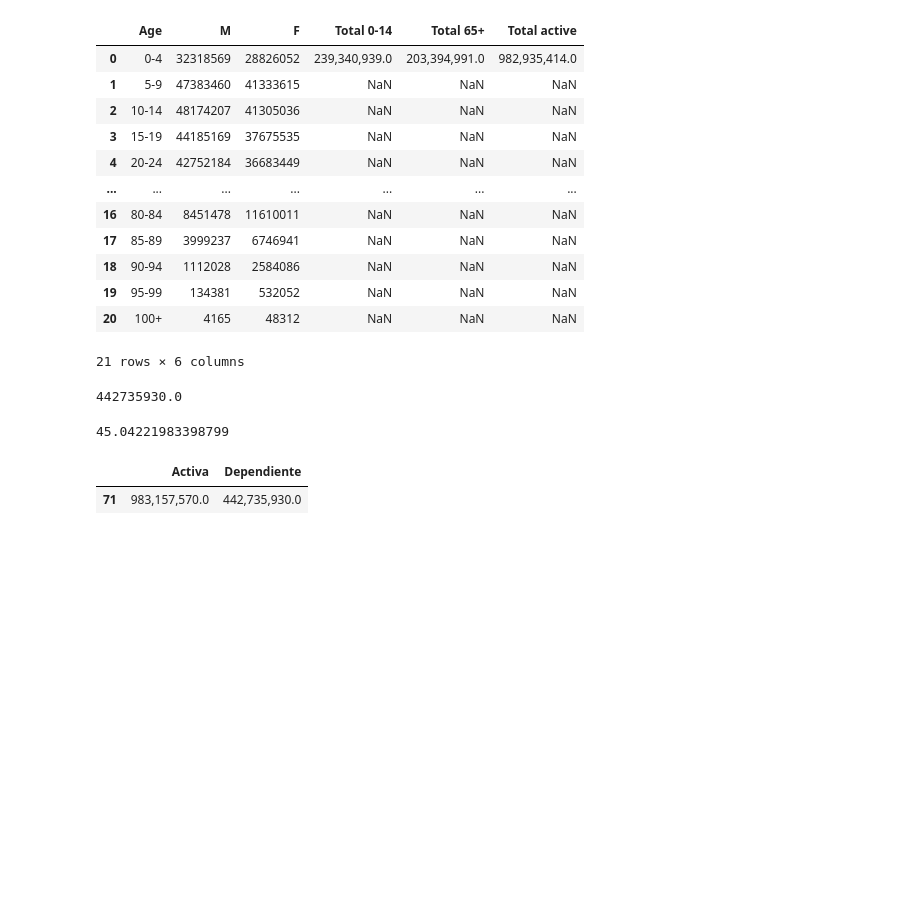
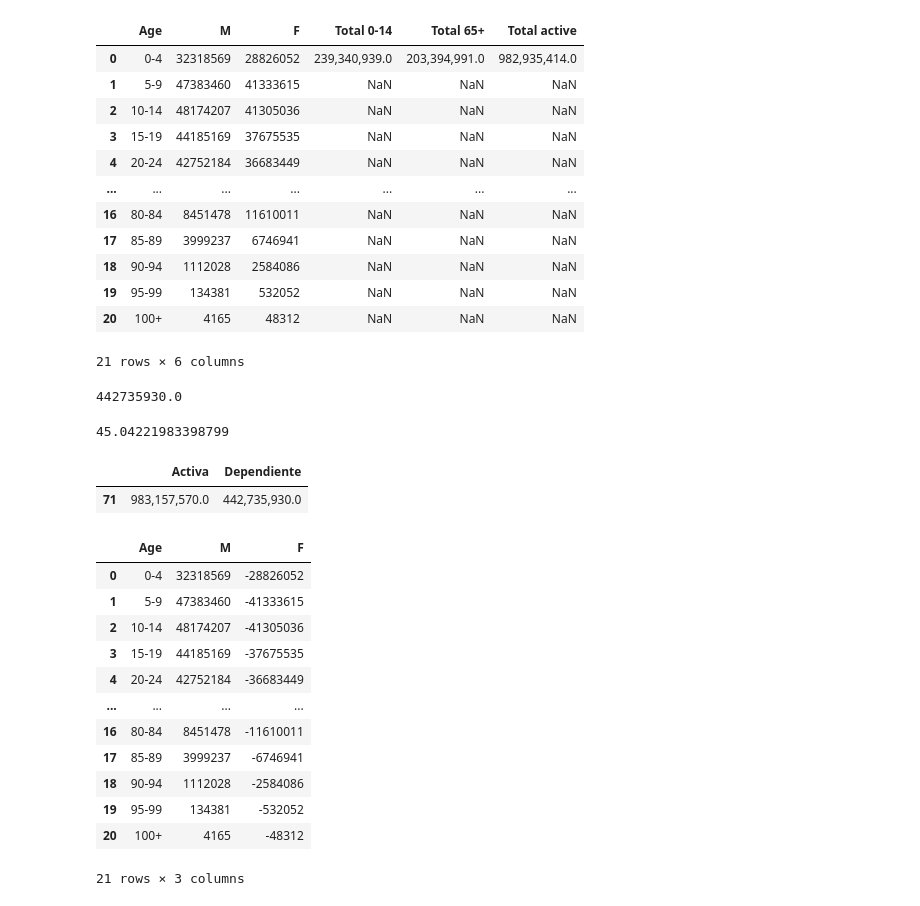
Before and after one commit to appeceix/China_population_EDA, a Jupyter notebook: main.ipynb, the cells around one changed output. Saved outputs shown, nothing was run; the diff lists cells and outputs as text; code cells hidden in the pictures; blank space fills up the shorter version.

```diff
--- a/main.ipynb
+++ b/main.ipynb
@@ -507,0 +506,21 @@ fig_dependencia
+# %%
+# Pirámide de población para comprobar la población joven. Primero preparamos el DF
+
+df_edad_piramide = df_edad.copy()
+df_edad_piramide = df_edad_piramide.drop(columns="Total 0-14").drop(columns="Total 65+").drop(columns="Total active")
+df_edad_piramide["F"] = df_edad_piramide["F"] * - 1
+df_edad_piramide
+# %% [output]
+|  | Age | M | F |
+| 0 | 0-4 | 32318569 | -28826052 |
+| 1 | 5-9 | 47383460 | -41333615 |
+| 2 | 10-14 | 48174207 | -41305036 |
+| 3 | 15-19 | 44185169 | -37675535 |
+| 4 | 20-24 | 42752184 | -36683449 |
+| ... | ... | ... | ... |
+| 16 | 80-84 | 8451478 | -11610011 |
+| 17 | 85-89 | 3999237 | -6746941 |
+| 18 | 90-94 | 1112028 | -2584086 |
+| 19 | 95-99 | 134381 | -532052 |
+| 20 | 100+ | 4165 | -48312 |
+21 rows × 3 columns
```
Also changed, not shown: parts of 4 cells of this notebook, 6 other files.
